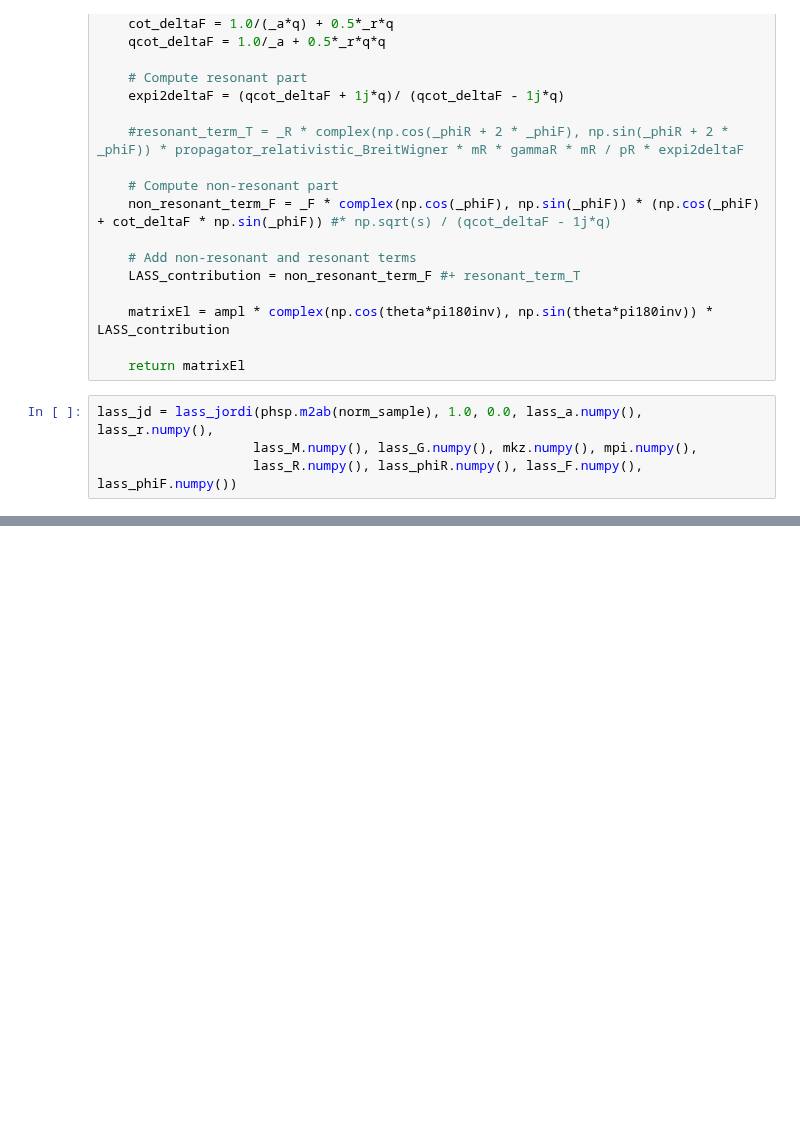
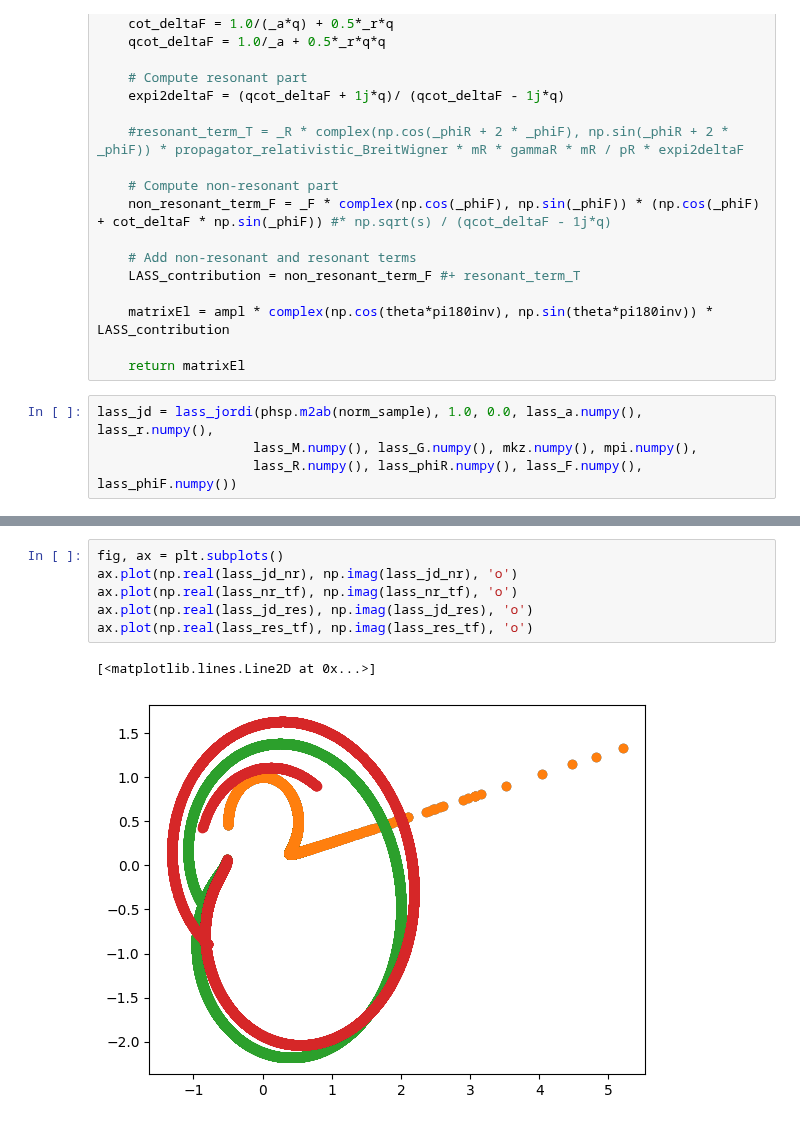
Before and after one commit to cpviolation/tfa_examples, a Jupyter notebook: notebooks/LASS.ipynb, the cells around one changed output, grey strips where cells are left out. Drawn from its saved outputs; the diff is of its cells as text; blank space fills up the shorter version.

```diff
--- a/notebooks/LASS.ipynb
+++ b/notebooks/LASS.ipynb
@@ -323,0 +463,9 @@ plt.legend()
+# %%
+fig, ax = plt.subplots()
+ax.plot(np.real(lass_jd_nr), np.imag(lass_jd_nr), 'o')
+ax.plot(np.real(lass_nr_tf), np.imag(lass_nr_tf), 'o')
+ax.plot(np.real(lass_jd_res), np.imag(lass_jd_res), 'o')
+ax.plot(np.real(lass_res_tf), np.imag(lass_res_tf), 'o')
+# %% [output]
+[<matplotlib.lines.Line2D at 0x...>]
+[figure, added]
```
Also changed, not shown: parts of 10 cells of this notebook, 1 other file.
